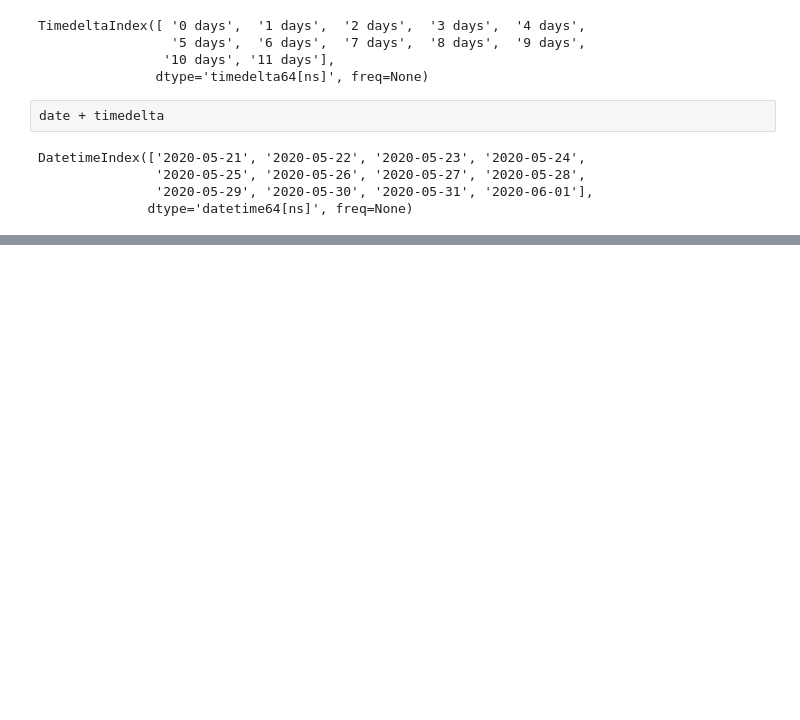
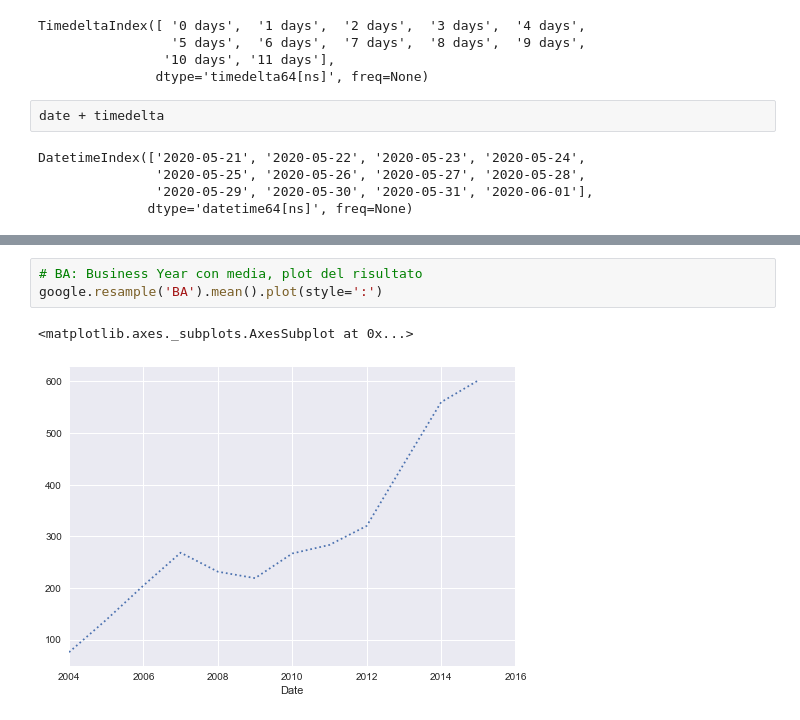
Before and after one commit to ricdip/jupyter_notebooks, a Jupyter notebook: data_science/pandas.ipynb, the cells around one changed output, grey strips where cells are left out. Saved outputs shown, nothing was run; the diff lists cells and outputs as text; blank space fills up the shorter version.

```diff
--- a/data_science/pandas.ipynb
+++ b/data_science/pandas.ipynb
@@ -1087,0 +1209,6 @@ dtype: int64
+# %%
+# BA: Business Year con media, plot del risultato
+google.resample('BA').mean().plot(style=':')
+# %% [output]
+<matplotlib.axes._subplots.AxesSubplot at 0x...>
+[figure, added]
```
Also changed, not shown: parts of 33 cells of this notebook.
